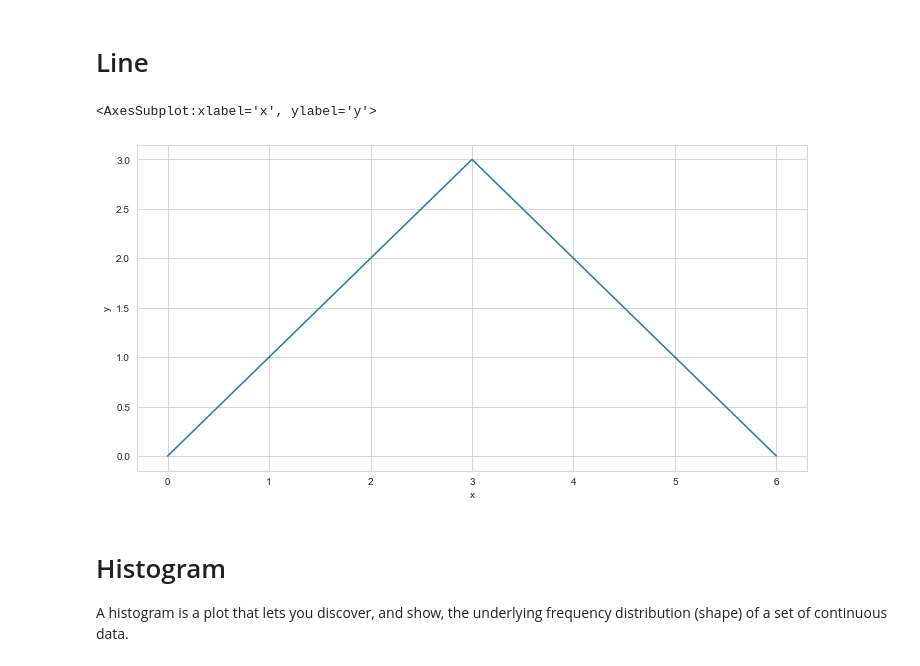
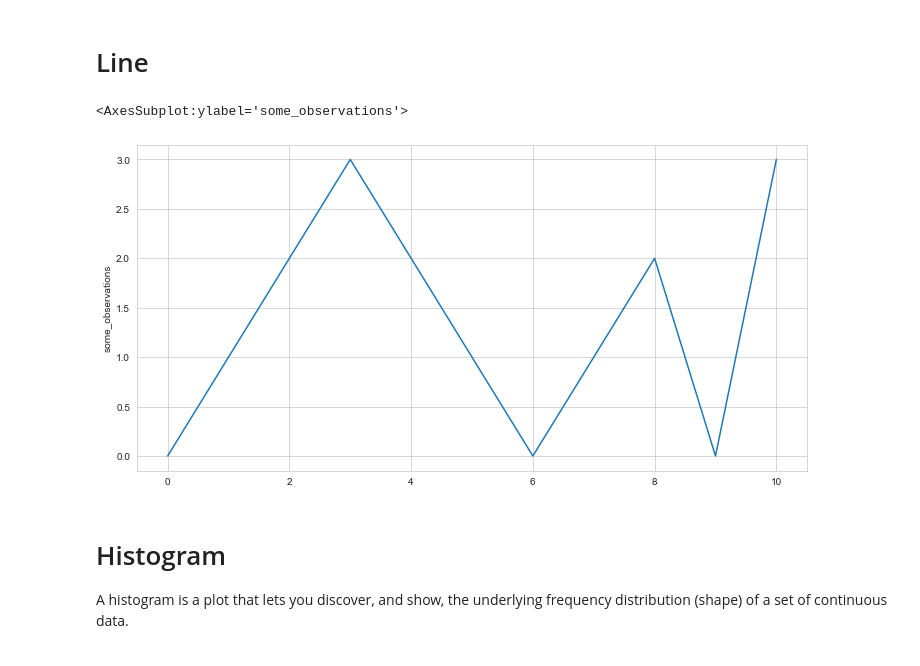
Before and after one commit to ekalachev/jupyter_charts, a Jupyter notebook: seaborn.ipynb, the cells around one changed output. Saved outputs shown, nothing was run; the diff lists cells and outputs as text; code cells hidden in the pictures.

```diff
--- a/seaborn.ipynb
+++ b/seaborn.ipynb
@@ -31,14 +31,13 @@ plt.show()
 # Line
 # %%
 vectors_df = pd.DataFrame({
-    'x': [0, 1, 2, 3, 4, 5, 6],
-    'y': [0, 1, 2, 3, 2, 1, 0]
+    'some_observations': [0, 1, 2, 3, 2, 1, 0, 1, 2, 0, 3]
 })
 # %%
-sns.lineplot(data=vectors_df, x='x', y='y')
+sns.lineplot(data=vectors_df['some_observations'])
 # %% [output]
-<AxesSubplot:xlabel='x', ylabel='y'>
+<AxesSubplot:ylabel='some_observations'>
-[figure, old version]
+[figure, new version]
 # %% [markdown]
 # Histogram
 
```
